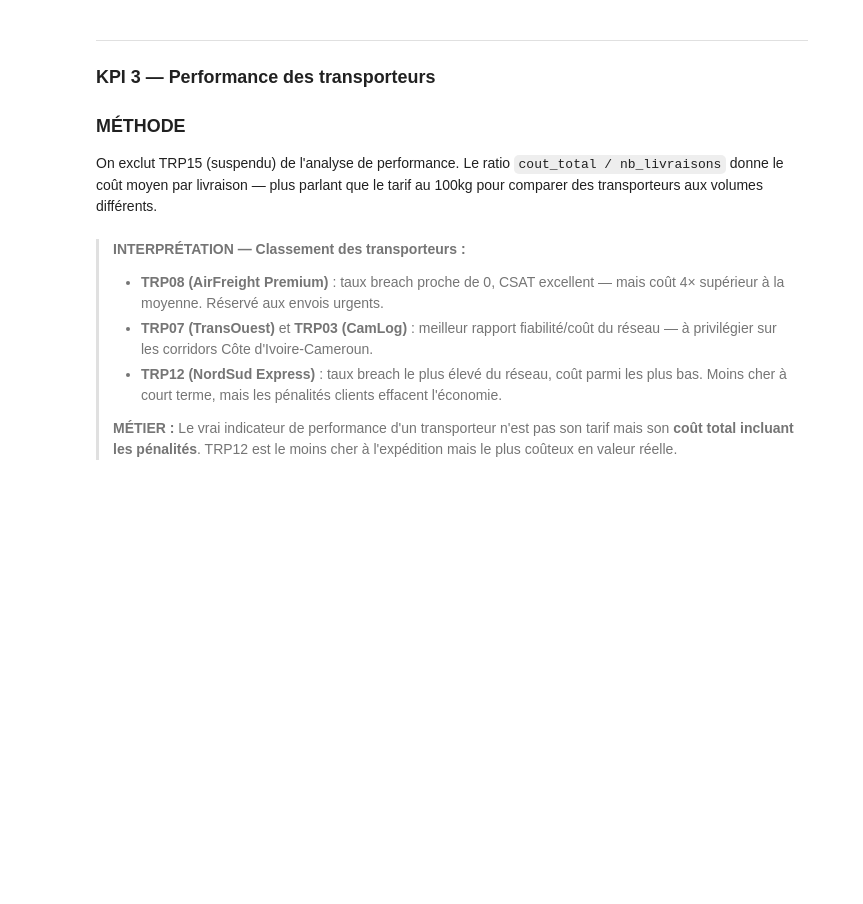
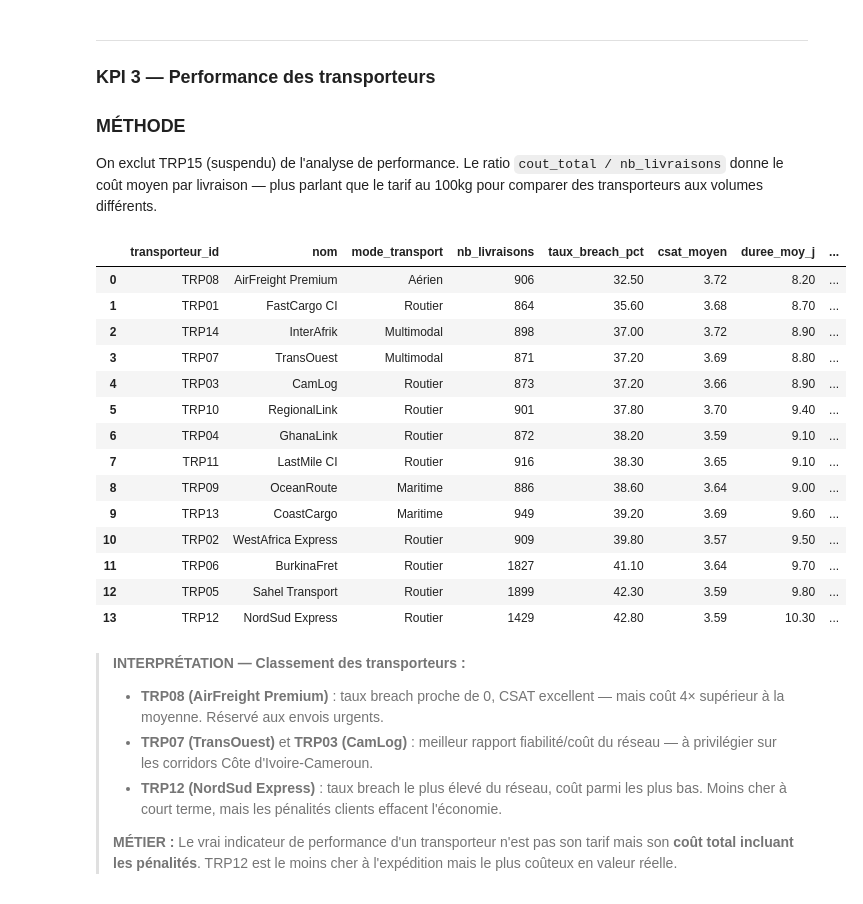
Before and after one commit to dataprojectlabs/DataProjectLab-projects, a Jupyter notebook: projets/logitrack_analytics/corrige/nb1_logitrack_solution.ipynb, the cells around one changed output. Saved outputs shown, nothing was run; the diff lists cells and outputs as text; code cells hidden in the pictures; blank space fills up the shorter version.

```diff
--- a/projets/logitrack_analytics/corrige/nb1_logitrack_solution.ipynb
+++ b/projets/logitrack_analytics/corrige/nb1_logitrack_solution.ipynb
@@ -339,6 +451,24 @@ JOIN livraisons l ON t.transporteur_id = l.transporteur_id
 WHERE t.actif = true
 GROUP BY t.transporteur_id, t.nom, t.mode_transport
 ORDER BY rang_fiabilite
+# %%
+df_kpi_trp
+# %% [output]
+|  | transporteur_id | nom | mode_transport | nb_livraisons | taux_breach_pct | csat_moyen | duree_moy_j | ... |
+| 0 | TRP08 | AirFreight Premium | Aérien | 906 | 32.50 | 3.72 | 8.20 | ... |
+| 1 | TRP01 | FastCargo CI | Routier | 864 | 35.60 | 3.68 | 8.70 | ... |
+| 2 | TRP14 | InterAfrik | Multimodal | 898 | 37.00 | 3.72 | 8.90 | ... |
+| 3 | TRP07 | TransOuest | Multimodal | 871 | 37.20 | 3.69 | 8.80 | ... |
+| 4 | TRP03 | CamLog | Routier | 873 | 37.20 | 3.66 | 8.90 | ... |
+| 5 | TRP10 | RegionalLink | Routier | 901 | 37.80 | 3.70 | 9.40 | ... |
+| 6 | TRP04 | GhanaLink | Routier | 872 | 38.20 | 3.59 | 9.10 | ... |
+| 7 | TRP11 | LastMile CI | Routier | 916 | 38.30 | 3.65 | 9.10 | ... |
+| 8 | TRP09 | OceanRoute | Maritime | 886 | 38.60 | 3.64 | 9.00 | ... |
+| 9 | TRP13 | CoastCargo | Maritime | 949 | 39.20 | 3.69 | 9.60 | ... |
+| 10 | TRP02 | WestAfrica Express | Routier | 909 | 39.80 | 3.57 | 9.50 | ... |
+| 11 | TRP06 | BurkinaFret | Routier | 1827 | 41.10 | 3.64 | 9.70 | ... |
+| 12 | TRP05 | Sahel Transport | Routier | 1899 | 42.30 | 3.59 | 9.80 | ... |
+| 13 | TRP12 | NordSud Express | Routier | 1429 | 42.80 | 3.59 | 10.30 | ... |
 # %% [markdown]
 > **INTERPRÉTATION — Classement des transporteurs :**
 >
```
Also changed, not shown: parts of 17 cells of this notebook, 29 other files.
